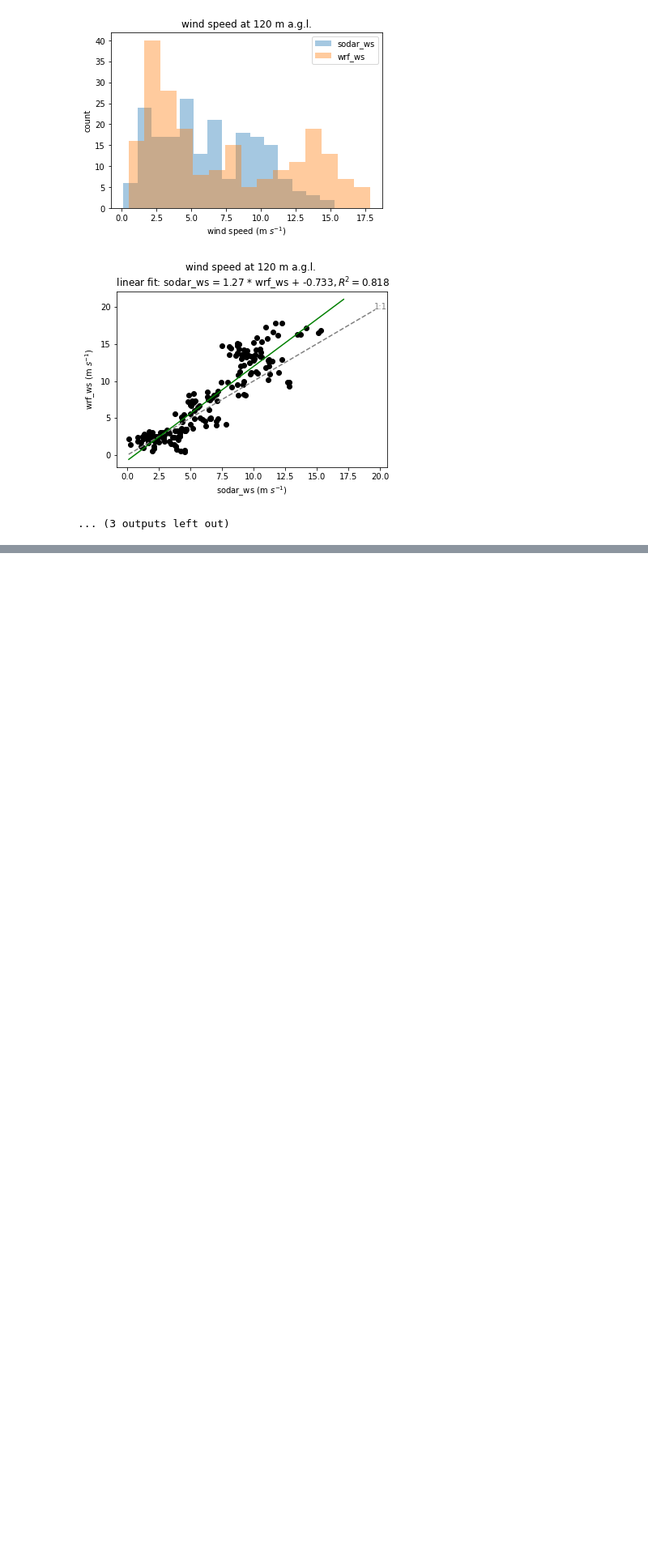
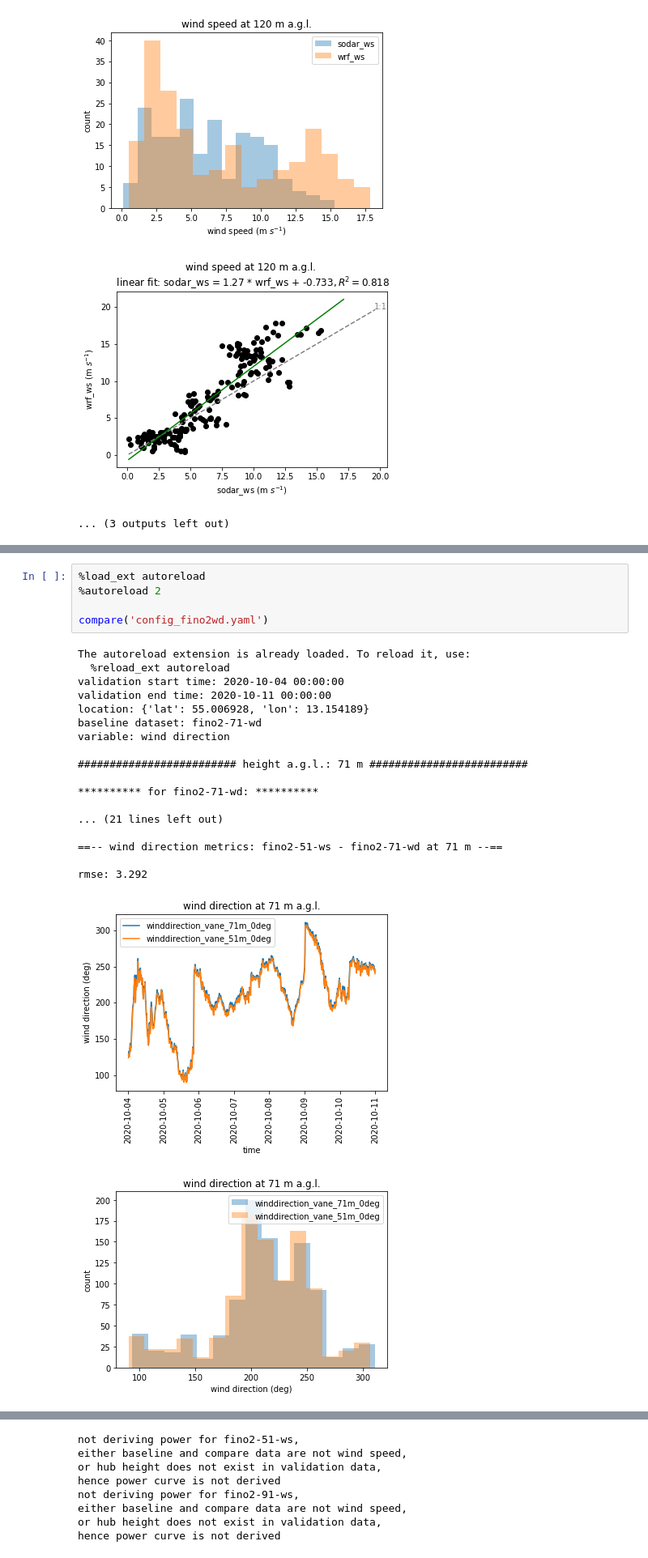
Before and after one commit to joejoeyjoseph/i-validate, a Jupyter notebook: notebooks/demo_notebook.ipynb, the cells around one changed output, grey strips where cells are left out. Shown at 81% size. Drawn from its saved outputs; the diff is of its cells as text; blank space fills up the shorter version.

```diff
--- a/notebooks/demo_notebook.ipynb
+++ b/notebooks/demo_notebook.ipynb
@@ -177,0 +210,25 @@ TypeError: get_ts() takes 4 positional arguments but 5 were given
+# %%
+%load_ext autoreload
+%autoreload 2
+
+compare('config_fino2wd.yaml')
+# %% [output]
+The autoreload extension is already loaded. To reload it, use:
+  %reload_ext autoreload
+validation start time: 2020-10-04 00:00:00
+validation end time: 2020-10-11 00:00:00
+location: {'lat': 55.006928, 'lon': 13.154189}
+baseline dataset: fino2-71-wd
+variable: wind direction
+
+######################### height a.g.l.: 71 m #########################
+
+********** for fino2-71-wd: **********
+
+... (21 lines left out)
+
+==-- wind direction metrics: fino2-51-ws - fino2-71-wd at 71 m --==
+
+rmse: 3.292
+[figure, added]
+[figure, added]
@@ -177,0 +256,8 @@ TypeError: get_ts() takes 4 positional arguments but 5 were given
+not deriving power for fino2-51-ws,
+either baseline and compare data are not wind speed,
+or hub height does not exist in validation data,
+hence power curve is not derived
+not deriving power for fino2-91-ws,
+either baseline and compare data are not wind speed,
+or hub height does not exist in validation data,
+hence power curve is not derived
```
Also changed, not shown: parts of 3 cells of this notebook.
